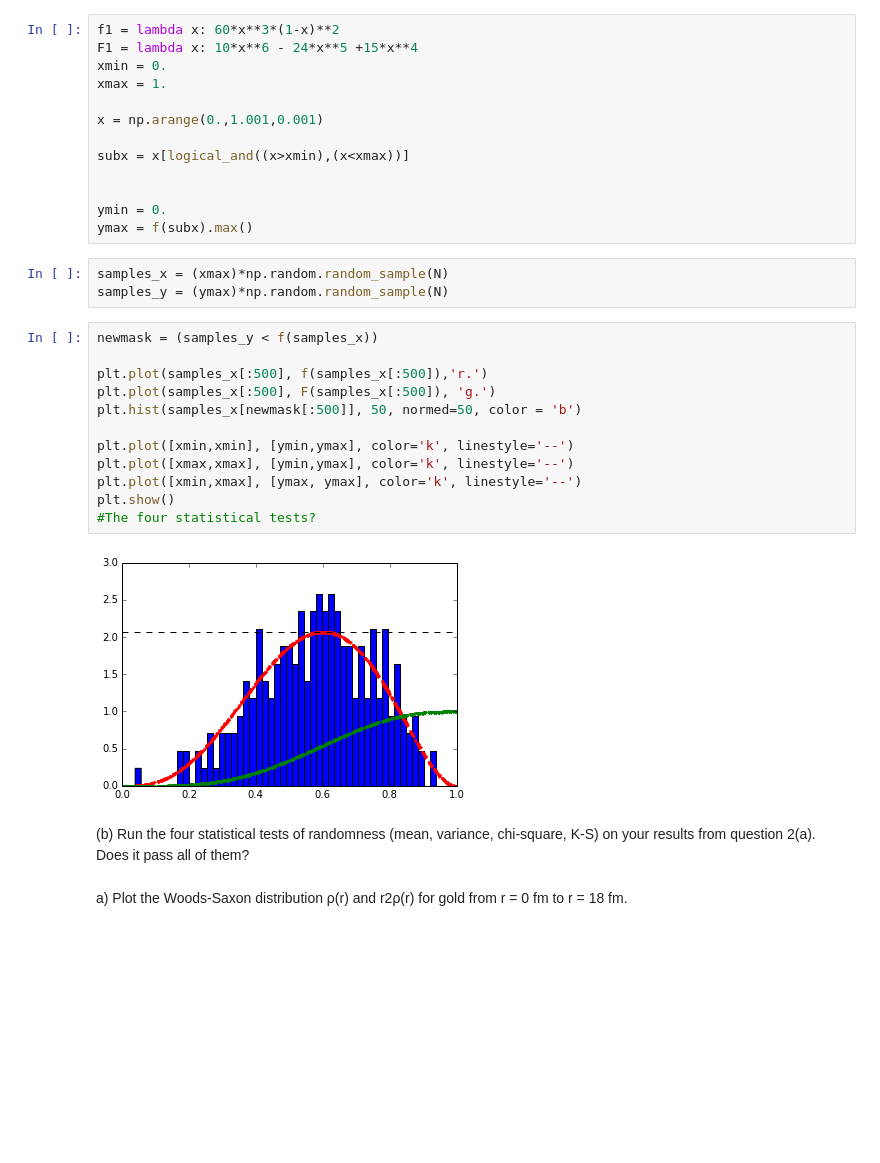
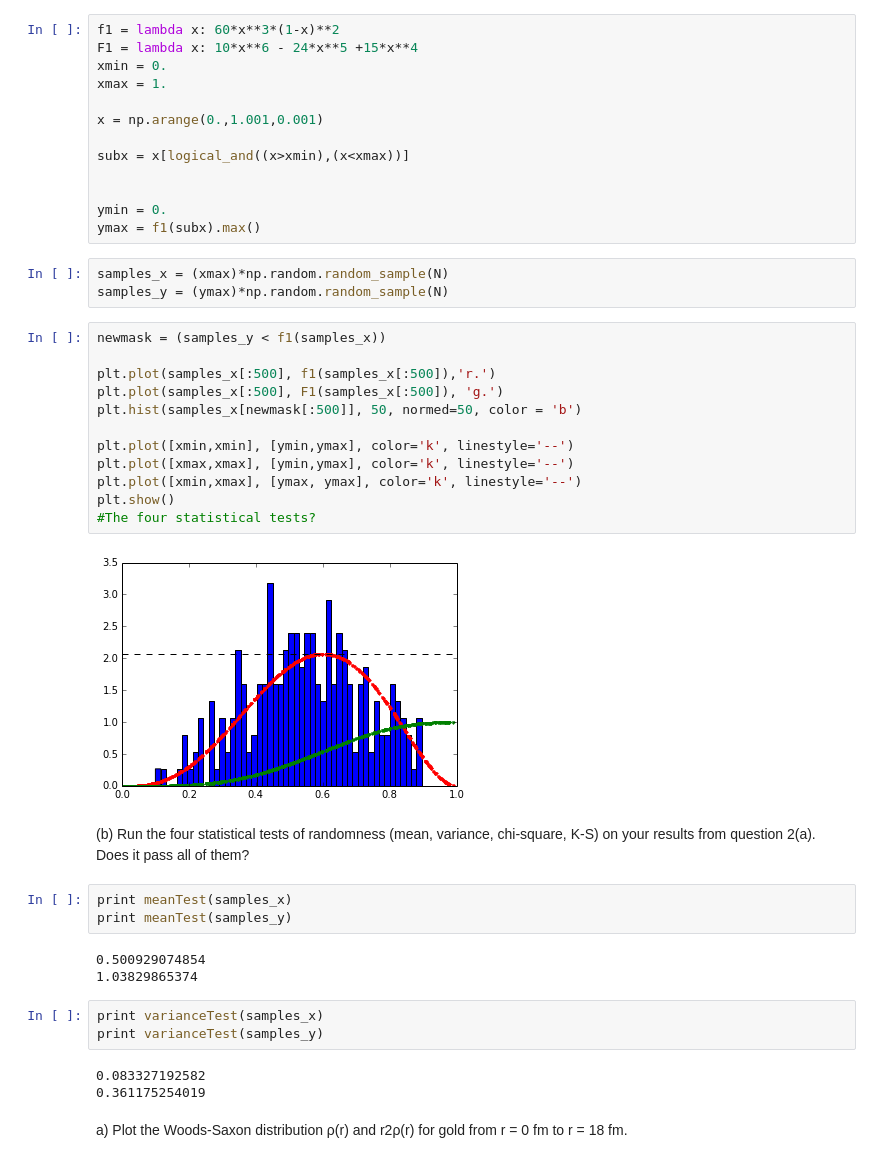
Before and after one commit to kjarment/PHYS202S14, a Jupyter notebook: SciPy/RandomMCExcercises .ipynb, the cells around one changed output. Drawn from its saved outputs; the diff is of its cells as text; blank space fills up the shorter version.

```diff
--- a/SciPy/RandomMCExcercises .ipynb
+++ b/SciPy/RandomMCExcercises .ipynb
@@ -88,25 +86,37 @@ subx = x[logical_and((x>xmin),(x<xmax))]
 
 
 ymin = 0.
-ymax = f(subx).max()
+ymax = f1(subx).max()
 # %%
 samples_x = (xmax)*np.random.random_sample(N)
 samples_y = (ymax)*np.random.random_sample(N)
 # %%
-newmask = (samples_y < f(samples_x))
+newmask = (samples_y < f1(samples_x))
 
-plt.plot(samples_x[:500], f(samples_x[:500]),'r.')
-plt.plot(samples_x[:500], F(samples_x[:500]), 'g.')
+plt.plot(samples_x[:500], f1(samples_x[:500]),'r.')
+plt.plot(samples_x[:500], F1(samples_x[:500]), 'g.')
 plt.hist(samples_x[newmask[:500]], 50, normed=50, color = 'b')
 
 plt.plot([xmin,xmin], [ymin,ymax], color='k', linestyle='--')
 plt.plot([xmax,xmax], [ymin,ymax], color='k', linestyle='--')
 plt.plot([xmin,xmax], [ymax, ymax], color='k', linestyle='--')
 plt.show()
 #The four statistical tests?
 # %% [output]
-[figure, old version]
+[figure, new version]
 # %% [markdown]
 (b) Run the four statistical tests of randomness (mean, variance, chi-square, K-S) on your results from question 2(a). Does it pass all of them?
+# %%
+print meanTest(samples_x)
+print meanTest(samples_y)
+# %% [output]
+0.500929074854
+1.03829865374
+# %%
+print varianceTest(samples_x)
+print varianceTest(samples_y)
+# %% [output]
+0.083327192582
+0.361175254019
 # %% [markdown]
 a) Plot the Woods-Saxon distribution ρ(r) and r2ρ(r) for gold from r = 0 fm to r = 18 fm.
```
Also changed, not shown: parts of 5 cells of this notebook, 2 other files.
